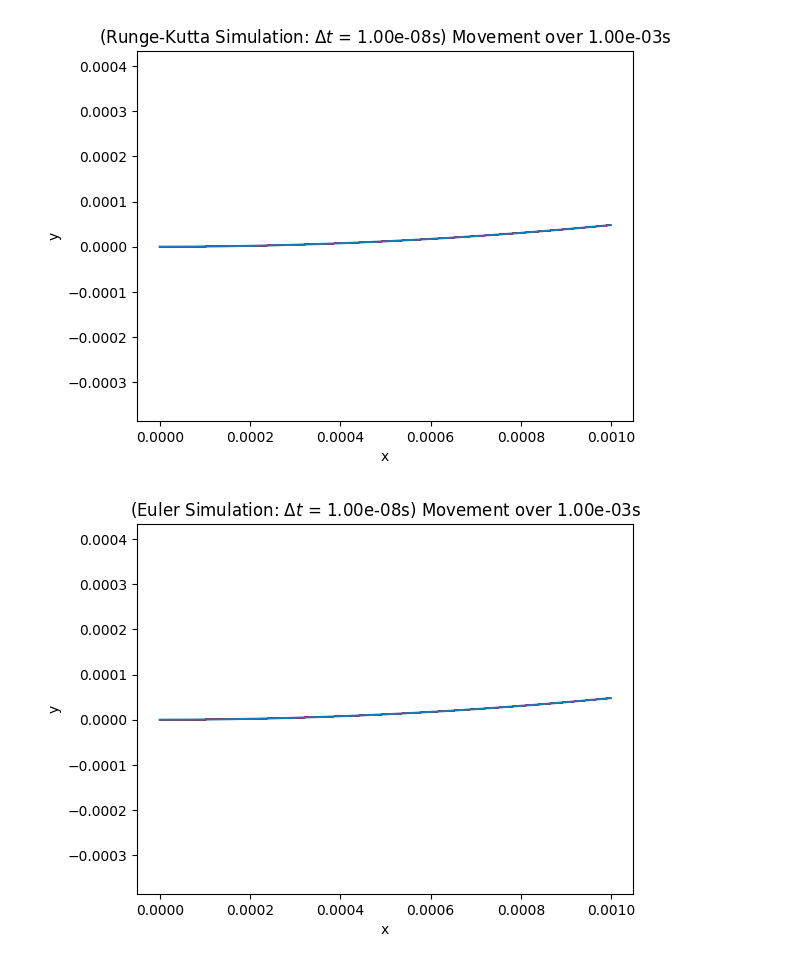
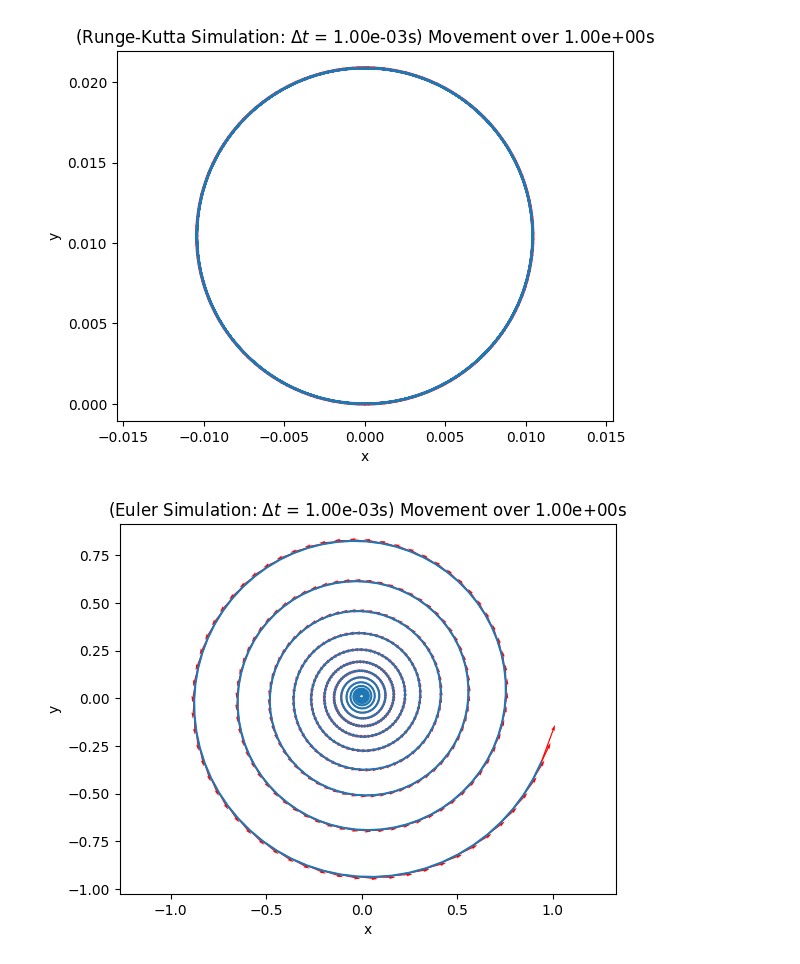
Before and after one commit to maraMaraschino/electricity-magnetism, a Jupyter notebook: time-step.ipynb, the cells around one changed output. Cells and saved outputs as stored; diff of their text form; code cells hidden in the pictures.

```diff
--- a/time-step.ipynb
+++ b/time-step.ipynb
@@ -64,34 +64,34 @@ def euler_simulate(r0, v0, dt, num_steps):
     for i in range(num_steps):
         ri, vi = advance_time(r, v, dt)
         traj_r.append(ri)
         traj_v.append(vi)
         #print(f'r{i}: {ri}, v{i}: {vi}')
         r, v = ri, vi
 
     r_path = np.array(traj_r)
     v_path = np.array(traj_v)
 
     x_positions = r_path[:, 0]
     y_positions = r_path[:, 1]
     u = v_path[:, 0]
     w = v_path[:, 1]
 
     plt.plot(x_positions, y_positions)
     plt.quiver(x_positions, y_positions, u, w, color='red')
     plt.axis('equal')
     plt.xlabel('x')
     plt.ylabel('y')
     plt.title(r'(Euler Simulation: $\Delta t$ = ' + f'{dt:.2e}s) Movement over {dt*num_steps:.2e}s')
     plt.savefig('output-euler.png')
     plt.show()
 
 r0 = np.array([0,0,0])
 v0 = np.array([1,0,0])
-dt = 0.00000001
-num_steps = 100000
+dt = 0.001
+num_steps = 1000
 
 runge_kutta_simulate(r0, v0, dt, num_steps)
 euler_simulate(r0, v0, dt, num_steps)
 # %% [output]
-[figure, old version]
+[figure, new version]
-[figure, old version]
+[figure, new version]
```
Also changed, not shown: 2 other files.
